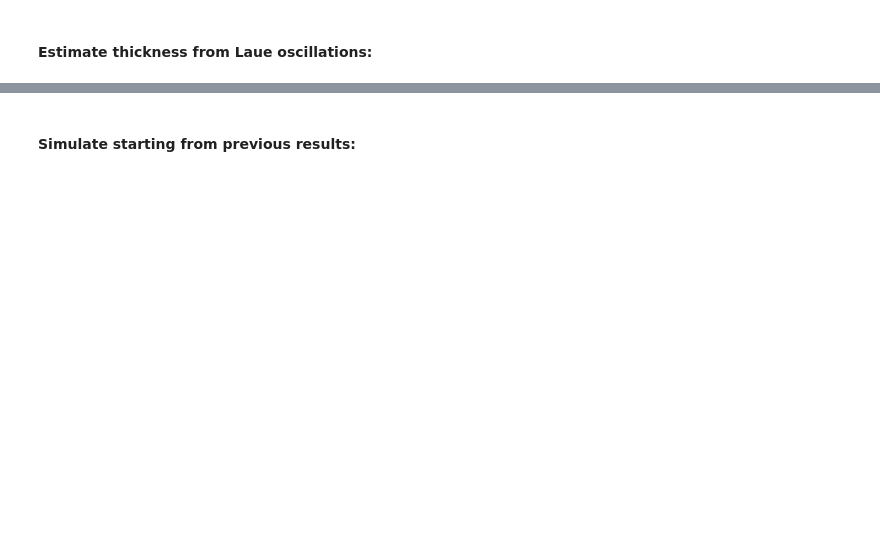
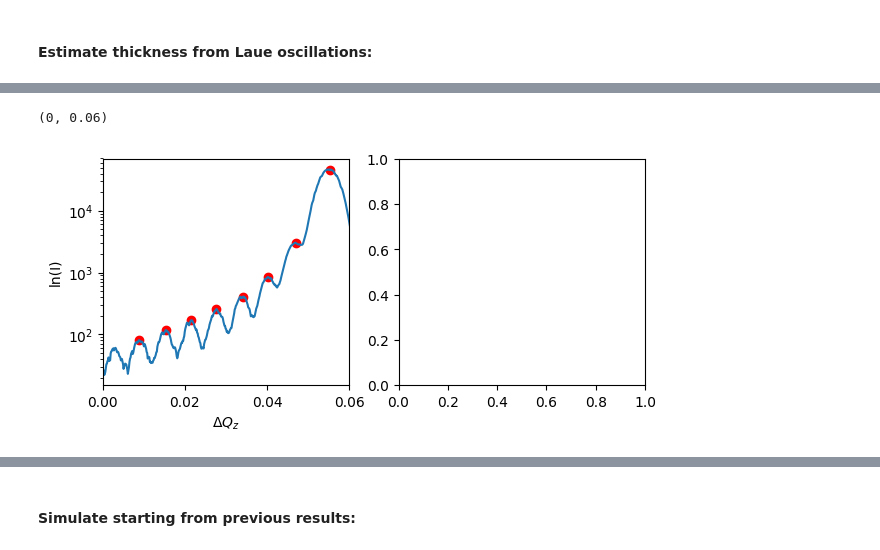
Before and after one commit to ezatterin/notebooks, a Jupyter notebook: xrd/rigaku_ctr.ipynb, the cells around one changed output, grey strips where cells are left out. Cells and saved outputs as stored; diff of their text form; code cells hidden in the pictures; blank space fills up the shorter version.

```diff
--- a/xrd/rigaku_ctr.ipynb
+++ b/xrd/rigaku_ctr.ipynb
@@ -85 +80,30 @@ for index,fname in enumerate(files): print('{0}  {1}').format(index,fname)
+# %%
+ismooth = savgol_filter(i, 3, 0)
+idx = pk.indexes(ismooth, thres=1e-3, min_dist=30)
+
+order = np.array(range(len(idx)))
+q = 4 * np.pi * np.sin(np.deg2rad(tt[idx]/2)) / 0.15406
+m,b = np.polyfit(order,q,1)
+period = abs(2 * np.pi / m)
+
+fig, ax = plt.subplots(1,2,figsize=(7,3),dpi=100)
+# fig.suptitle('Thickness: {0} nm'.format(np.round(period, decimals=2)))
+
+y = 4 * np.pi * np.sin(np.deg2rad(tt/2)) / 1.5406
+
+ax[0].plot(abs(y-y.max()),ismooth)
+ax[0].scatter(abs(y-y.max())[idx], ismooth[idx], c='r')
+ax[0].set_yscale('log')
+ax[0].set_xlabel(r'$\Delta Q_z$')
+ax[0].set_ylabel(r'ln(I)')
+ax[0].set_xlim(0,0.06)
+
+# ax[1].plot(order, order*m+b, label='$q_m = {0:.3f}m + {1:.3f}$'.format(m, b))
+# ax[1].scatter(order, q,c='r')
+# ax[1].legend()
+# ax[1].set_xlabel('Peak order')
+# ax[1].set_ylabel('Peak position')
+# %% [output]
+(0, 0.06)
+[figure, added]
 # %%
```
Also changed, not shown: parts of 18 cells of this notebook, 15 other files.
